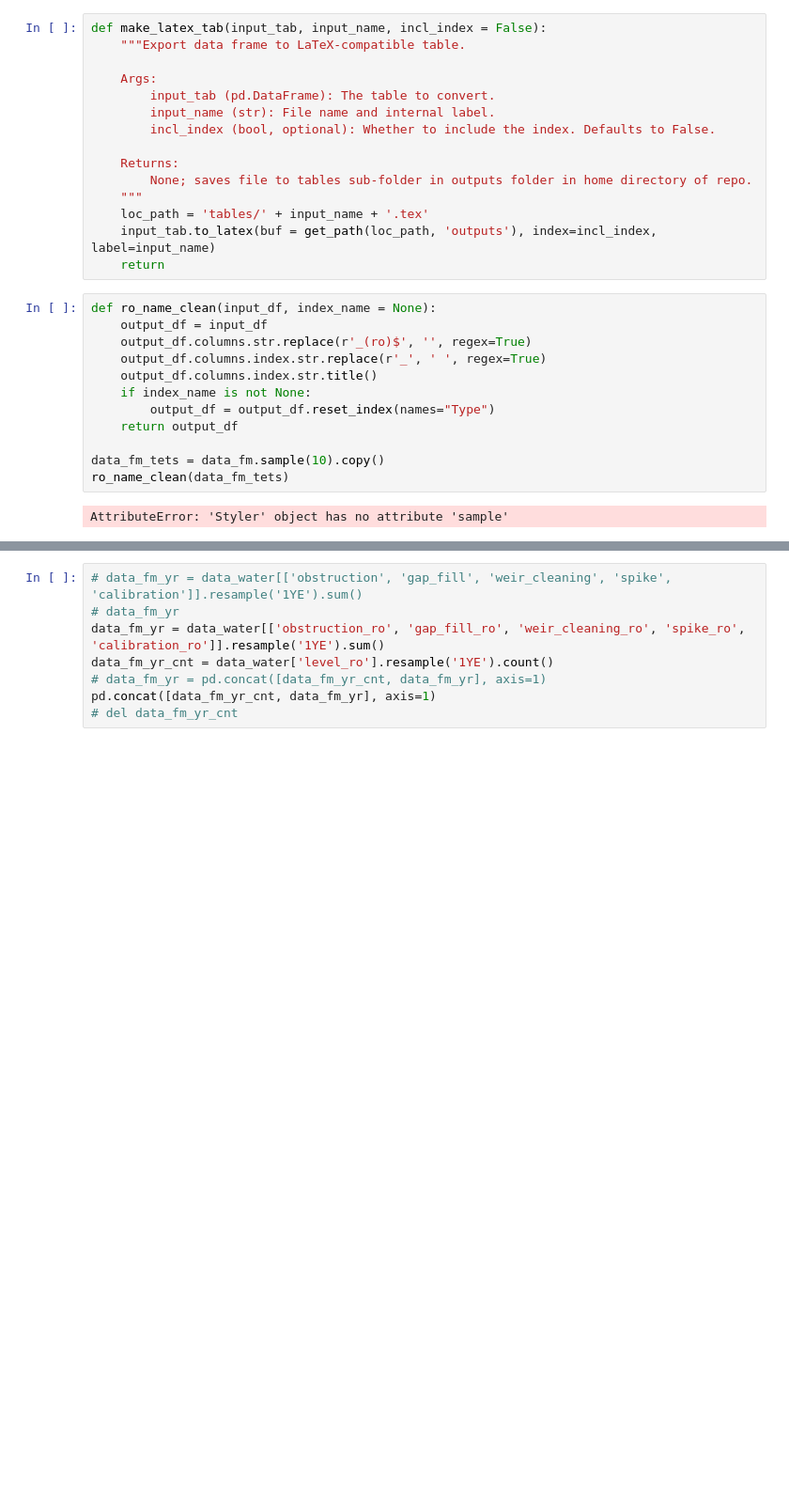
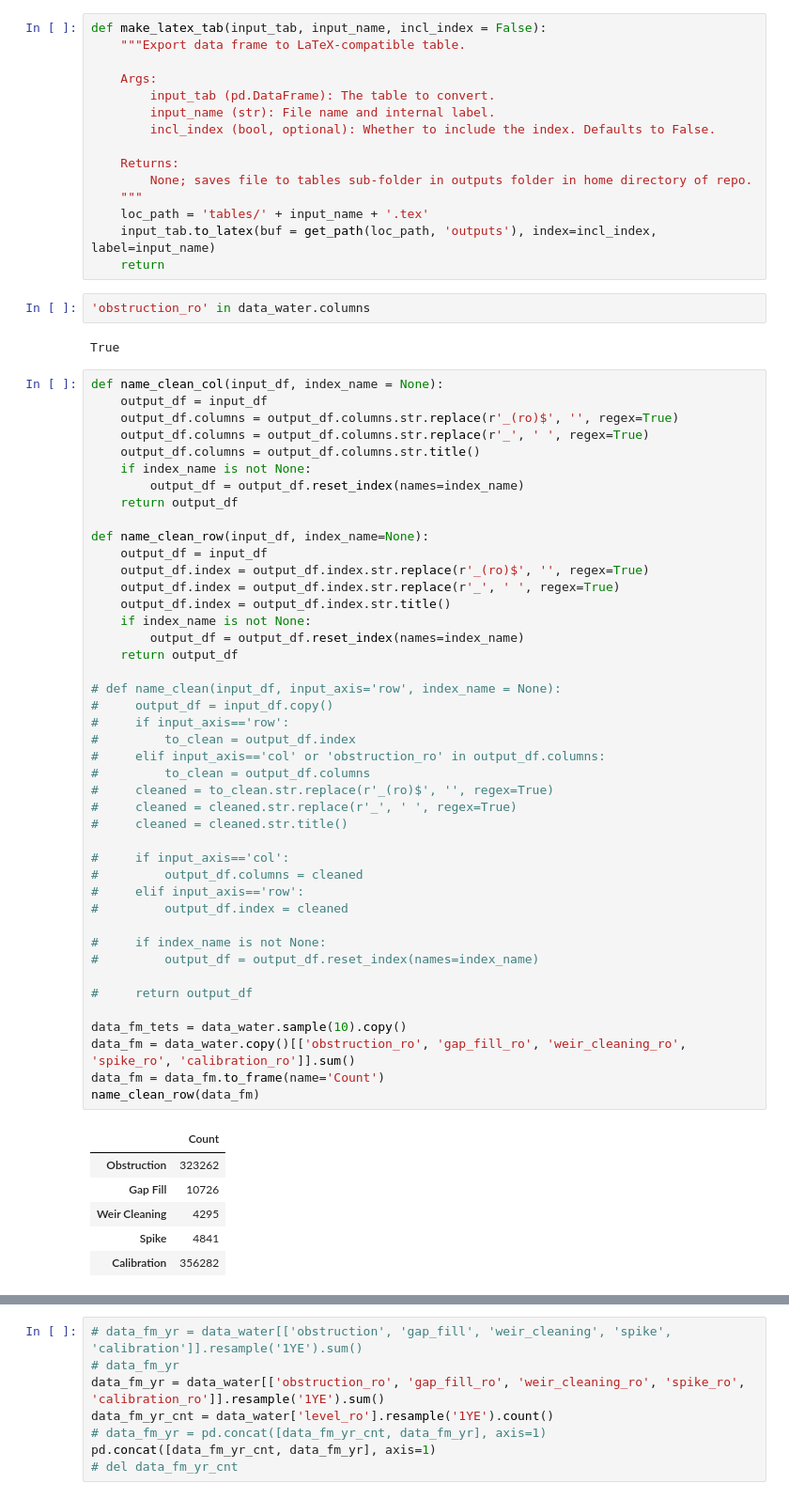
Before and after one commit to gmcginnis/info-698-capstone, a Jupyter notebook: code/02_eda.ipynb, the cells around one changed output, grey strips where cells are left out. Shown at 94% size. Saved outputs shown, nothing was run; the diff lists cells and outputs as text; blank space fills up the shorter version.

Commit message:
Function to cleanup error names

```diff
--- a/code/02_eda.ipynb
+++ b/code/02_eda.ipynb
@@ -272,19 +272,59 @@ def make_latex_tab(input_tab, input_name, incl_index = False):
     loc_path = 'tables/' + input_name + '.tex'
     input_tab.to_latex(buf = get_path(loc_path, 'outputs'), index=incl_index, label=input_name)
     return
+# %%
+'obstruction_ro' in data_water.columns
+# %% [output]
+True
 # %%
-def ro_name_clean(input_df, index_name = None):
+def name_clean_col(input_df, index_name = None):
     output_df = input_df
-    output_df.columns.str.replace(r'_(ro)$', '', regex=True)
-    output_df.columns.index.str.replace(r'_', ' ', regex=True)
-    output_df.columns.index.str.title()
+    output_df.columns = output_df.columns.str.replace(r'_(ro)$', '', regex=True)
+    output_df.columns = output_df.columns.str.replace(r'_', ' ', regex=True)
+    output_df.columns = output_df.columns.str.title()
     if index_name is not None:
-        output_df = output_df.reset_index(names="Type")
+        output_df = output_df.reset_index(names=index_name)
     return output_df
 
-data_fm_tets = data_fm.sample(10).copy()
-ro_name_clean(data_fm_tets)
+def name_clean_row(input_df, index_name=None):
+    output_df = input_df
+    output_df.index = output_df.index.str.replace(r'_(ro)$', '', regex=True)
+    output_df.index = output_df.index.str.replace(r'_', ' ', regex=True)
+    output_df.index = output_df.index.str.title()
+    if index_name is not None:
+        output_df = output_df.reset_index(names=index_name)
+    return output_df
+
+# def name_clean(input_df, input_axis='row', index_name = None):
+#     output_df = input_df.copy()
+#     if input_axis=='row':
+#         to_clean = output_df.index
+#     elif input_axis=='col' or 'obstruction_ro' in output_df.columns:
+#         to_clean = output_df.columns
+#     cleaned = to_clean.str.replace(r'_(ro)$', '', regex=True)
+#     cleaned = cleaned.str.replace(r'_', ' ', regex=True)
+#     cleaned = cleaned.str.title()
+
+#     if input_axis=='col':
+#         output_df.columns = cleaned
+#     elif input_axis=='row':
+#         output_df.index = cleaned
+
+#     if index_name is not None:
+#         output_df = output_df.reset_index(names=index_name)
+
+#     return output_df
+
+data_fm_tets = data_water.sample(10).copy()
+data_fm = data_water.copy()[['obstruction_ro', 'gap_fill_ro', 'weir_cleaning_ro', 'spike_ro', 'calibration_ro']].sum()
+data_fm = data_fm.to_frame(name='Count')
+name_clean_row(data_fm)
 # %% [output]
-AttributeError: 'Styler' object has no attribute 'sample'
+|  | Count |
+| Obstruction | 323262 |
+| Gap Fill | 10726 |
+| Weir Cleaning | 4295 |
+| Spike | 4841 |
+| Calibration | 356282 |
 # %%
 # Failure mode insights
```
Also changed, not shown: parts of 1 cell of this notebook.
